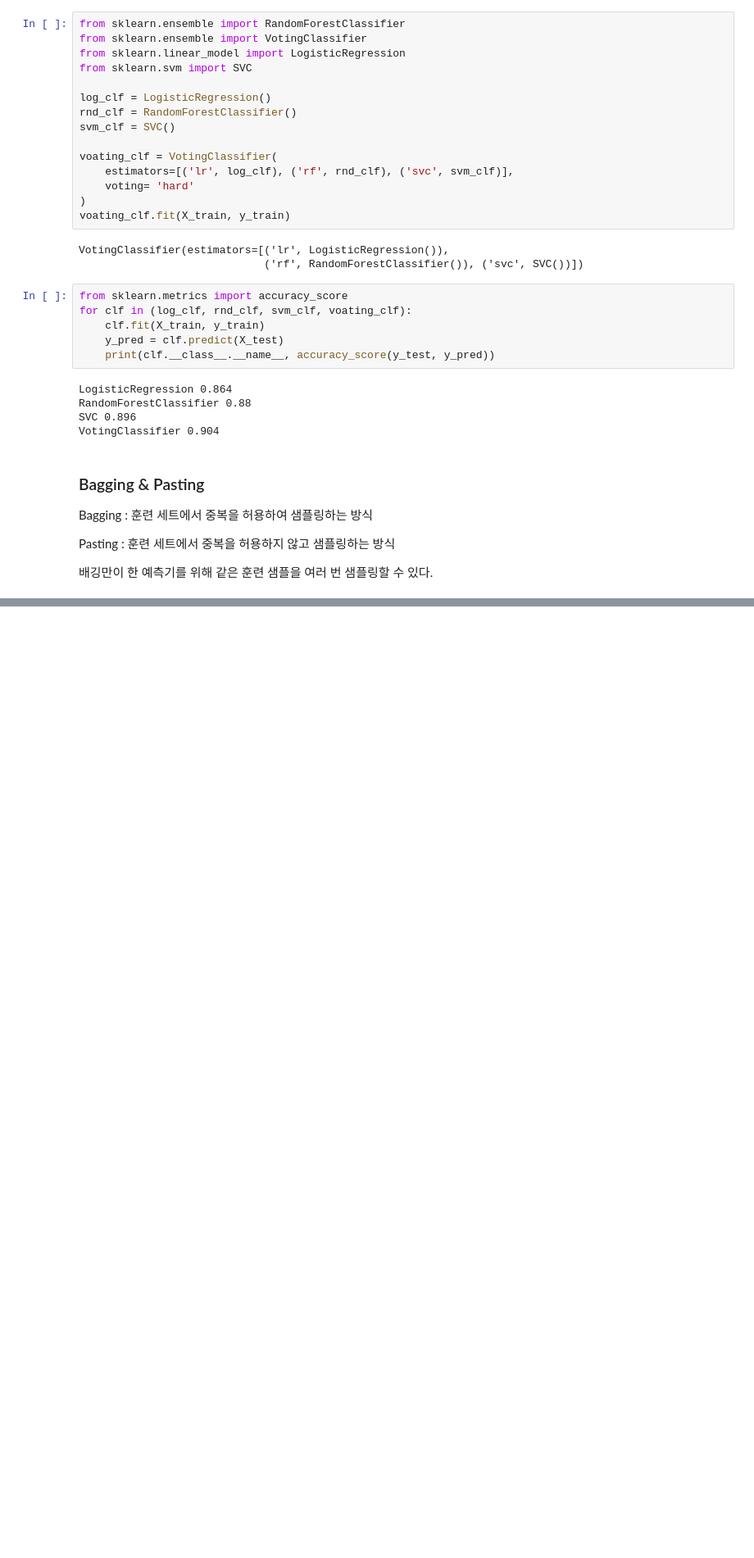
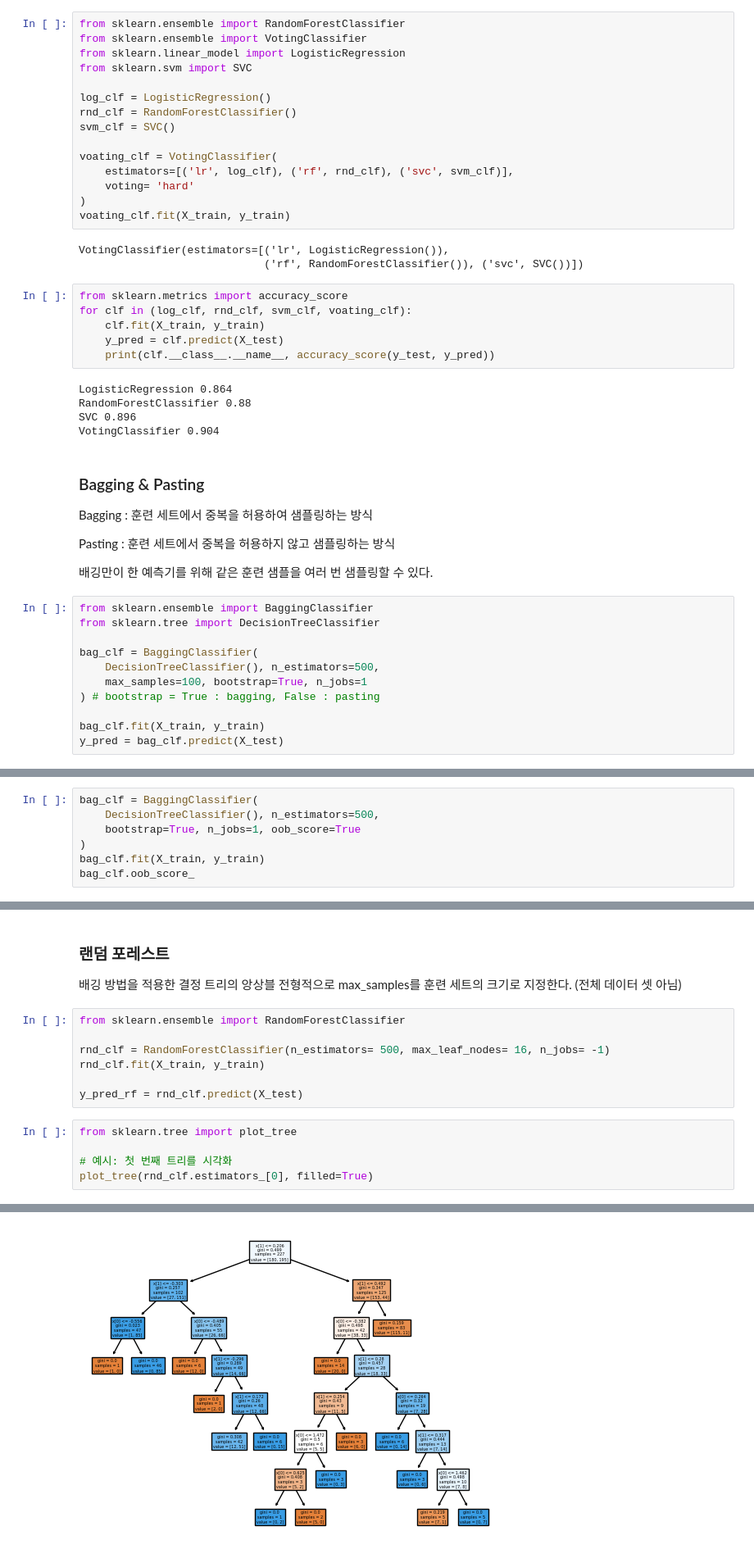
Before and after one commit to seyoung4503/Machine-Learning-Study, a Jupyter notebook: Multiple_Regression/Ensemble_learning.ipynb, the cells around one changed output, grey strips where cells are left out. Shown at 82% size. Drawn from its saved outputs; the diff is of its cells as text; blank space fills up the shorter version.

Commit message:
feat : 랜덤 포레스트

```diff
--- a/Multiple_Regression/Ensemble_learning.ipynb
+++ b/Multiple_Regression/Ensemble_learning.ipynb
@@ -58,3 +58,14 @@ Bagging : 훈련 세트에서 중복을 허용하여 샘플링하는 방식
 Pasting : 훈련 세트에서 중복을 허용하지 않고 샘플링하는 방식
 
 배깅만이 한 예측기를 위해 같은 훈련 샘플을 여러 번 샘플링할 수 있다.
+# %%
+from sklearn.ensemble import BaggingClassifier
+from sklearn.tree import DecisionTreeClassifier
+
+bag_clf = BaggingClassifier(
+    DecisionTreeClassifier(), n_estimators=500,
+    max_samples=100, bootstrap=True, n_jobs=1
+) # bootstrap = True : bagging, False : pasting
+
+bag_clf.fit(X_train, y_train)
+y_pred = bag_clf.predict(X_test)
@@ -60,0 +78,7 @@ Pasting : 훈련 세트에서 중복을 허용하지 않고 샘플링하는 방
+# %%
+bag_clf = BaggingClassifier(
+    DecisionTreeClassifier(), n_estimators=500,
+    bootstrap=True, n_jobs=1, oob_score=True
+)
+bag_clf.fit(X_train, y_train)
+bag_clf.oob_score_
@@ -60,0 +116,17 @@ Pasting : 훈련 세트에서 중복을 허용하지 않고 샘플링하는 방
+# %% [markdown]
+### 랜덤 포레스트
+배깅 방법을 적용한 결정 트리의 앙상블
+전형적으로 max_samples를 훈련 세트의 크기로 지정한다. (전체 데이터 셋 아님)
+# %%
+from sklearn.ensemble import RandomForestClassifier
+
+rnd_clf = RandomForestClassifier(n_estimators= 500, max_leaf_nodes= 16, n_jobs= -1)
+rnd_clf.fit(X_train, y_train)
+
+y_pred_rf = rnd_clf.predict(X_test)
+# %%
+from sklearn.tree import plot_tree
+
+# 예시: 첫 번째 트리를 시각화
+plot_tree(rnd_clf.estimators_[0], filled=True)
+# %% [output]
@@ -60,0 +150 @@ Pasting : 훈련 세트에서 중복을 허용하지 않고 샘플링하는 방
+[figure, added]
```
Also changed, not shown: parts of 6 cells of this notebook.
